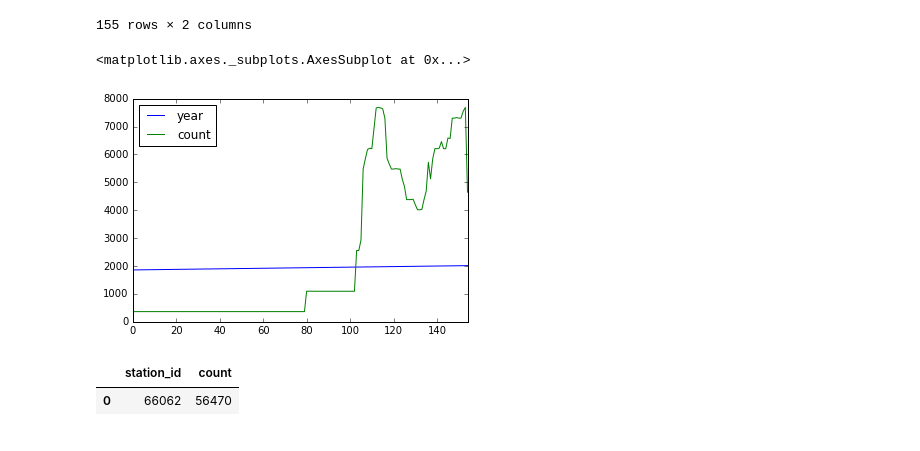
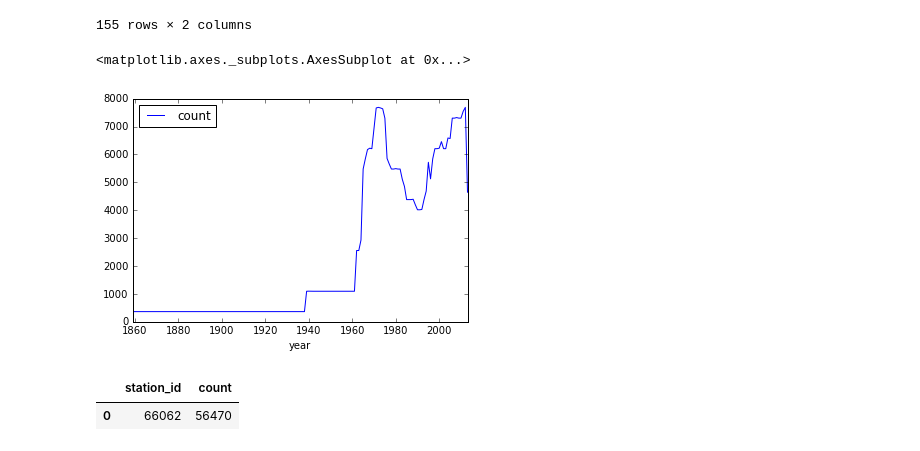
Before and after one commit to piotrszul/spark-tutorial, a Jupyter notebook: notebooks/2.3_StructuredData-Analyzing.ipynb, the cells around one changed output. Cells and saved outputs as stored; diff of their text form; code cells hidden in the pictures.

```diff
--- a/notebooks/2.3_StructuredData-Analyzing.ipynb
+++ b/notebooks/2.3_StructuredData-Analyzing.ipynb
@@ -82,10 +82,10 @@ bomDF.groupBy('year').count().sort('year')
 | 154 | 2013 | 4646 |
 155 rows × 2 columns
 # %%
-bomDF.groupBy('year').count().sort('year').toPandas().plot()
+bomDF.groupBy('year').count().sort('year').toPandas().set_index('year').plot()
 # %% [output]
 <matplotlib.axes._subplots.AxesSubplot at 0x...>
-[figure, old version]
+[figure, new version]
 # %%
 from pyspark.sql.functions import *
 bomDF.groupBy('station_id').count().sort(desc('count')).limit(1)
```
Also changed, not shown: parts of 16 cells of this notebook, 2 other files.
